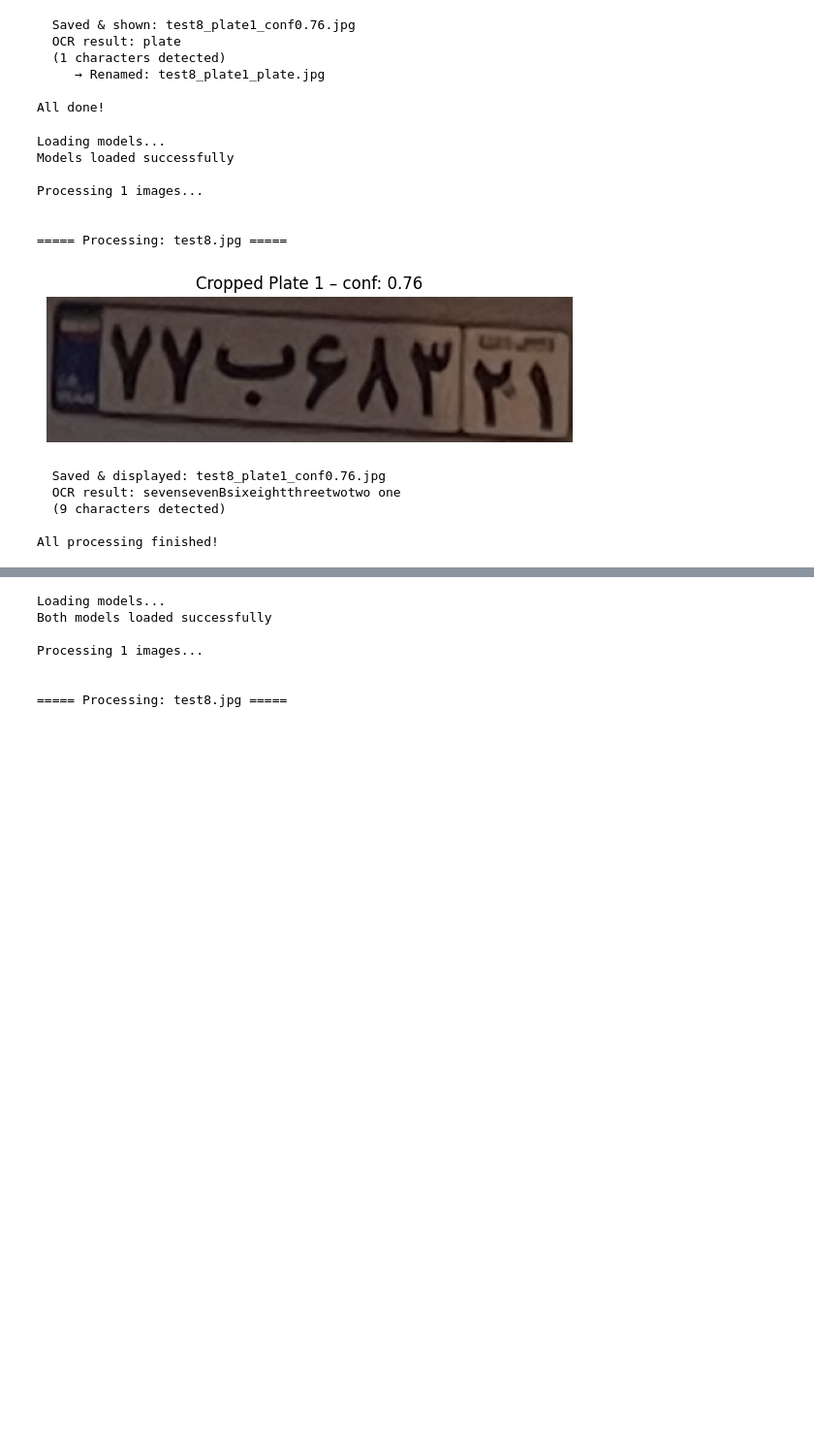
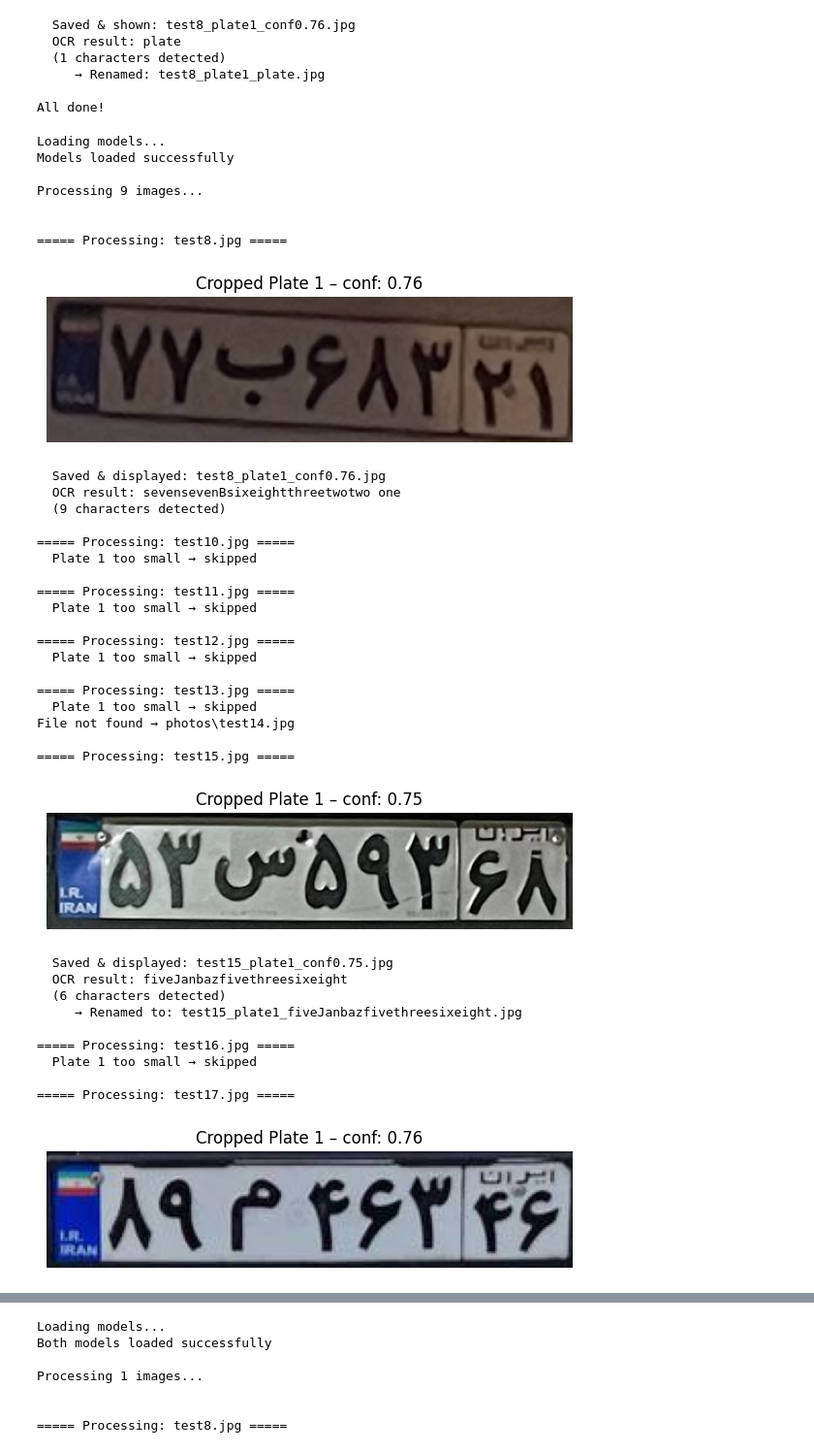
Before and after one commit to arshiaw10/PLPR, a Jupyter notebook: main.ipynb, the cells around one changed output, grey strips where cells are left out. Shown at 97% size. Drawn from its saved outputs; the diff is of its cells as text; code cells hidden in the pictures; blank space fills up the shorter version.

```diff
--- a/main.ipynb
+++ b/main.ipynb
@@ -1057,8 +1057,18 @@ CROP_DIR             = Path("plate_crops")
 # HARDCODED images to process
 PLATE_IMAGES = [
     "photos/test8.jpg",
-    # "photos/test2.jpg",
-    # add more paths here
+
+    # "photos/test8.jpg",
+    "photos/test10.jpg",
+    "photos/test11.jpg",
+    "photos/test12.jpg",
+    "photos/test13.jpg",
+    "photos/test14.jpg",
+    "photos/test15.jpg",
+    "photos/test16.jpg",
+    "photos/test17.jpg",
+
+
 ]
 # ============================================
 
@@ -1181,32 +1191,56 @@ def main():
         return
 
     plate_model, char_model = load_models()
 
     print(f"Processing {len(PLATE_IMAGES)} images...\n")
 
     for img_str in PLATE_IMAGES:
         img_path = Path(img_str)
         if not img_path.exists():
             print(f"File not found → {img_path}")
             continue
         process_image(plate_model, char_model, img_path)
 
     print("\nAll processing finished!")
 
 
 if __name__ == "__main__":
     main()
 # %% [output]
 Loading models...
 Models loaded successfully
 
-Processing 1 images...
+Processing 9 images...
 
 
 ===== Processing: test8.jpg =====
 [figure]
   Saved & displayed: test8_plate1_conf0.76.jpg
   OCR result: sevensevenBsixeightthreetwotwo one
   (9 characters detected)
 
-All processing finished!
+===== Processing: test10.jpg =====
+  Plate 1 too small → skipped
+
+===== Processing: test11.jpg =====
+  Plate 1 too small → skipped
+
+===== Processing: test12.jpg =====
+  Plate 1 too small → skipped
+
+===== Processing: test13.jpg =====
+  Plate 1 too small → skipped
+File not found → photos\test14.jpg
+
+===== Processing: test15.jpg =====
+[figure, added]
+  Saved & displayed: test15_plate1_conf0.75.jpg
+  OCR result: fiveJanbazfivethreesixeight
+  (6 characters detected)
+     → Renamed to: test15_plate1_fiveJanbazfivethreesixeight.jpg
+
+===== Processing: test16.jpg =====
+  Plate 1 too small → skipped
+
+===== Processing: test17.jpg =====
+[figure, added]
```
Also changed, not shown: parts of 6 cells of this notebook, 12 other files.
